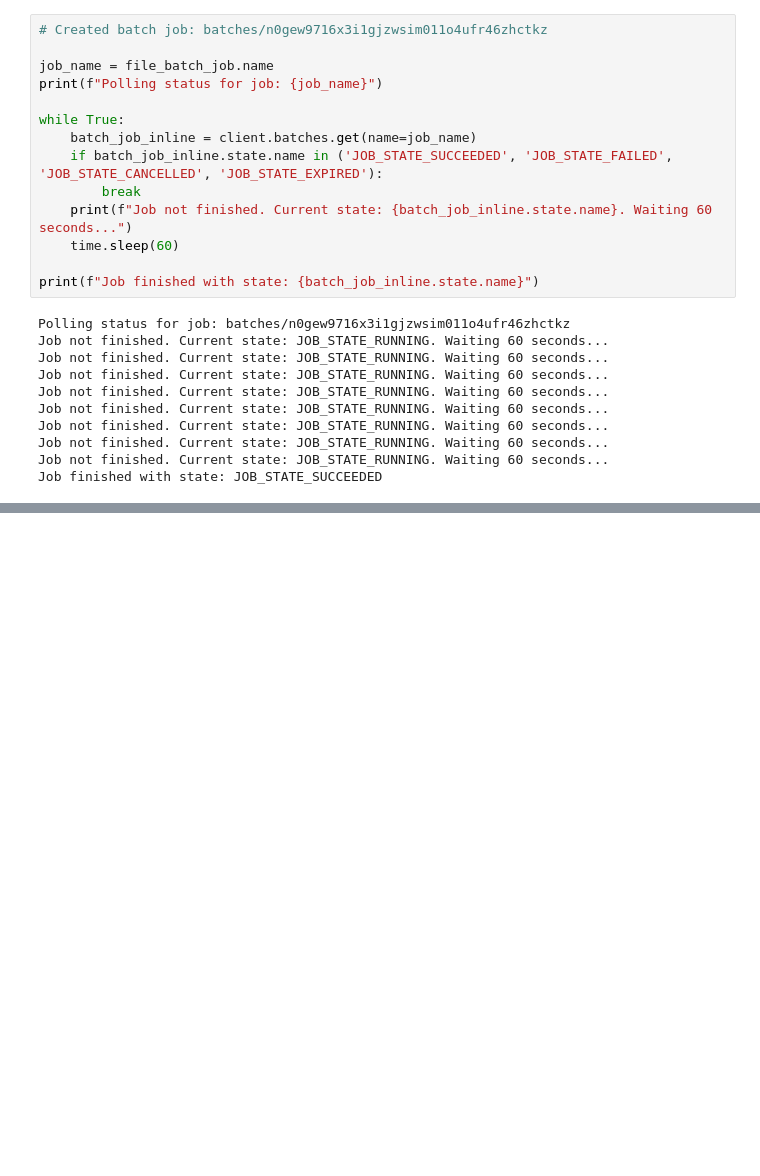
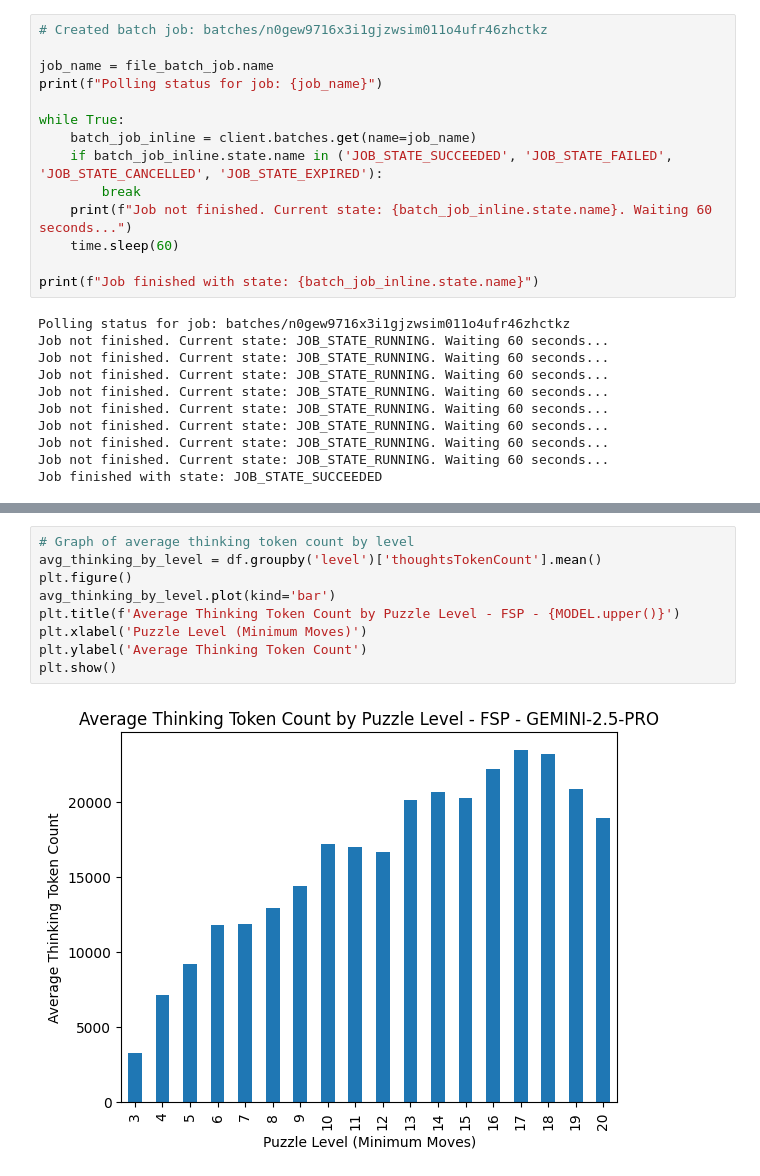
Before and after one commit to saintsauceee/visual-cot, a Jupyter notebook: eval/eval_gemini_fsp.ipynb, the cells around one changed output, grey strips where cells are left out. Cells and saved outputs as stored; diff of their text form; blank space fills up the shorter version.

```diff
--- a/eval/eval_gemini_fsp.ipynb
+++ b/eval/eval_gemini_fsp.ipynb
@@ -341,0 +382,11 @@ Saved batch output to ./eval/results/gemini/few_shots/results.json
+# %%
+# Graph of average thinking token count by level
+avg_thinking_by_level = df.groupby('level')['thoughtsTokenCount'].mean()
+plt.figure()
+avg_thinking_by_level.plot(kind='bar')
+plt.title(f'Average Thinking Token Count by Puzzle Level - FSP - {MODEL.upper()}')
+plt.xlabel('Puzzle Level (Minimum Moves)')
+plt.ylabel('Average Thinking Token Count')
+plt.show()
+# %% [output]
+[figure, added]
```
Also changed, not shown: parts of 12 cells of this notebook, 33 other files.
